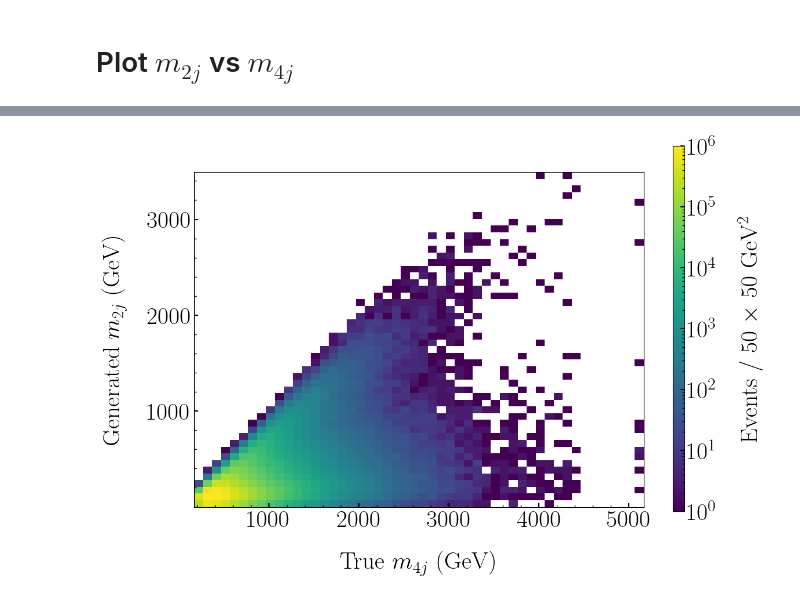
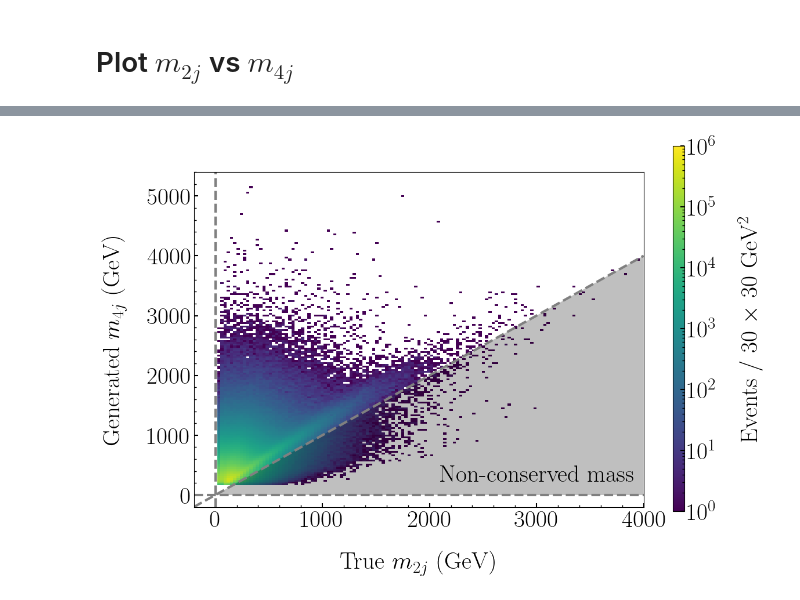
Before and after one commit to javivilladamigo/euclidean-multijet, a Jupyter notebook: python/analysis/analysis-fourTag_10x.ipynb, the cells around one changed output, grey strips where cells are left out. Drawn from its saved outputs; the diff is of its cells as text; code cells hidden in the pictures.

```diff
--- a/python/analysis/analysis-fourTag_10x.ipynb
+++ b/python/analysis/analysis-fourTag_10x.ipynb
@@ -207,10 +207,9 @@ wasserstein_distance(ak.flatten(j.px), ak.flatten(gen_j.px))
 # %% [markdown]
 ## $p_{y}$
 # %%
-from scipy.stats import chisquare
 max = 750
 min = -max
-width = 50 # GeV
+width = 40 # GeV
 nbins = int(round((max - min) / width))
 
 fig, (ax1, ax2) = plt.subplots(2, 1, gridspec_kw={'height_ratios': [3, 1]})
@@ -381,3 +382,8 @@ gen_q = ak.zip({    "px" : gen_d.px[:,(0,2,4,0,2,4)]+gen_d.px[:,(1,1,3,5,3,5)],
                     "pz" : gen_d.pz[:,(0,2,4,0,2,4)]+gen_d.pz[:,(1,1,3,5,3,5)],
                     "e"  : gen_d. e[:,(0,2,4,0,2,4)]+gen_d. e[:,(1,1,3,5,3,5)]})
 gen_q = PtEtaPhiM(gen_q) # obtain PtEtaPhiM fields
+# %%
+m2j_plot_limits = (-200, 4000)
+m4j_plot_limits = (-200, 5400)
+width_m2j = 32
+width_m4j = 34
@@ -405,21 +520,31 @@ fig.savefig("../../plots/results/true_m2j_m4j.pdf", bbox_inches='tight')
 # %%
 fig, ax = plt.subplots(1)
 cbar_ax = fig.add_axes([0.95, 0.1, 0.02, 0.84])
 cmap = cm.get_cmap("viridis") # cmap = cm.get_cmap("bwr")
-bin_hw = (50, 50)
 
-h2d, xbins, ybins, im = ax.hist2d(
-    ak.to_numpy(ak.flatten(q.mass)),
-    ak.to_numpy(ak.flatten(gen_d.mass)),
-    bins = bin_hw,
+h2d_gen, xbins_gen, ybins_gen, im_gen = ax.hist2d(
+    ak.to_numpy(ak.flatten(d.mass)),
+    ak.to_numpy(ak.flatten(gen_q.mass)),
+    bins = [xbins_true, ybins_true],
     cmap=cmap,
     norm = matplotlib.colors.LogNorm(vmax = 1000000)
 )
-cbar = fig.colorbar(im, cax=cbar_ax)
-cbar.set_label(f'Events / {bin_hw[0]} $\\times$ {bin_hw[1]} GeV$^2$')
+cbar = fig.colorbar(im_true, cax=cbar_ax)
+cbar.set_label(f'Events / {xbins_gen[1]- xbins_gen[0]:.0f} $\\times$ {ybins_gen[1]- ybins_gen[0]:.0f} GeV$^2$')
 
-ax.set_xlabel('True $m_{4j}\ ({\mathrm{GeV}})$')
-ax.set_ylabel('Generated $m_{2j}\ ({\mathrm{GeV}})$')
-fig.savefig("../../plots/results/gen_m2j_m4j.pdf", bbox_inches='tight')
+ax.set_xlabel('True $m_{2j}\ ({\mathrm{GeV}})$')
+ax.set_ylabel('Generated $m_{4j}\ ({\mathrm{GeV}})$')
+
+# rather fancy stuff
+x = np.linspace(*m2j_plot_limits, 1000)
+ax.plot(x, x, color = "gray", ls = "dashed")
+ax.fill_between(x, x, 0, where = (x>0), facecolor='black', alpha = 0.25)
+ax.text(x = (m2j_plot_limits[1]-m2j_plot_limits[0])*0.5, y = (m4j_plot_limits[1]-m4j_plot_limits[0])*0.04, s = "Non-conserved mass", fontweight = 'bold')
+
+ax.axhline(0, color = "gray", ls = 'dashed')
+ax.axvline(0, color = "gray", ls = 'dashed')
+ax.set_xlim(m2j_plot_limits)
+ax.set_ylim(m4j_plot_limits)
+fig.savefig("../../plots/results/m4j_m2j_gen.pdf", bbox_inches='tight')
 # %% [output]
-[figure, old version]
+[figure, new version]
```
Also changed, not shown: parts of 8 cells of this notebook, 9 other files.
